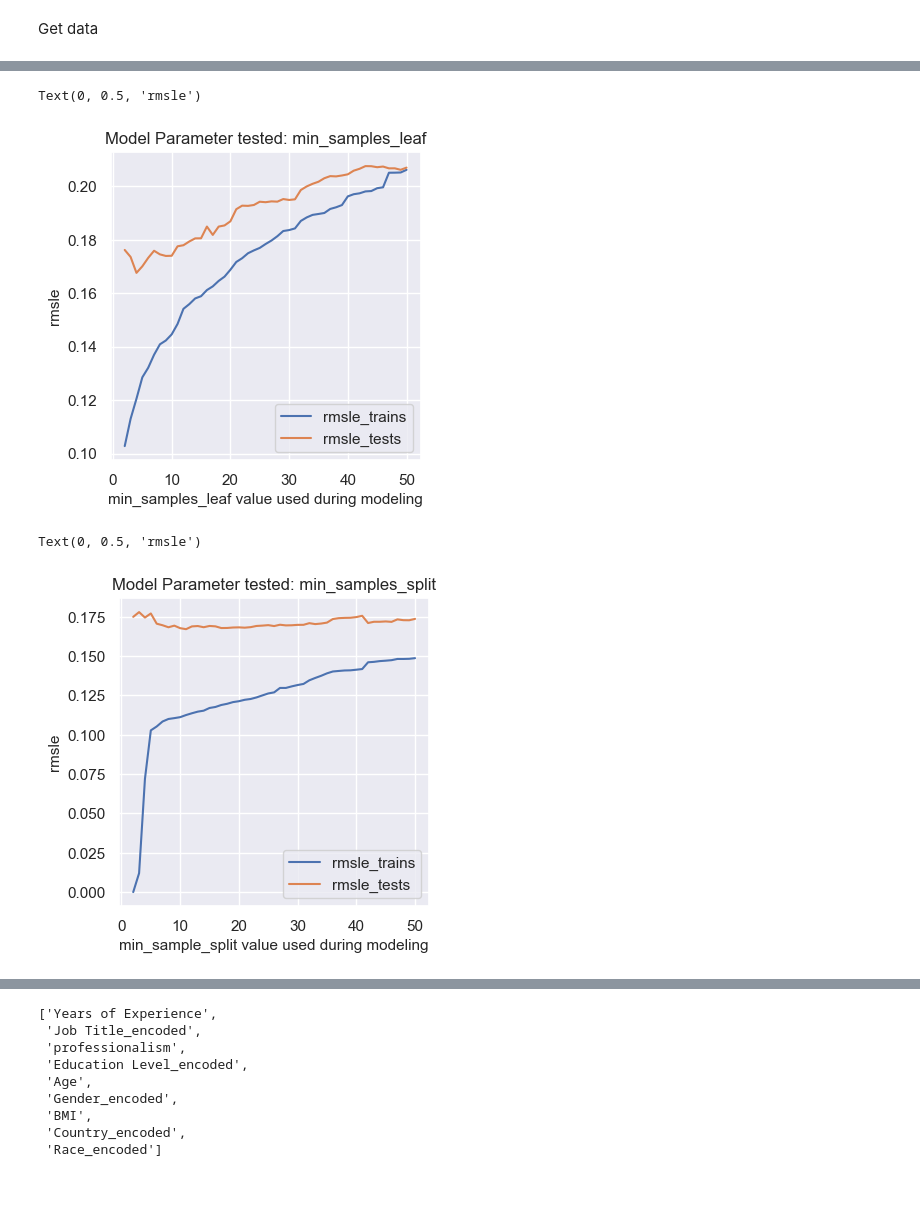
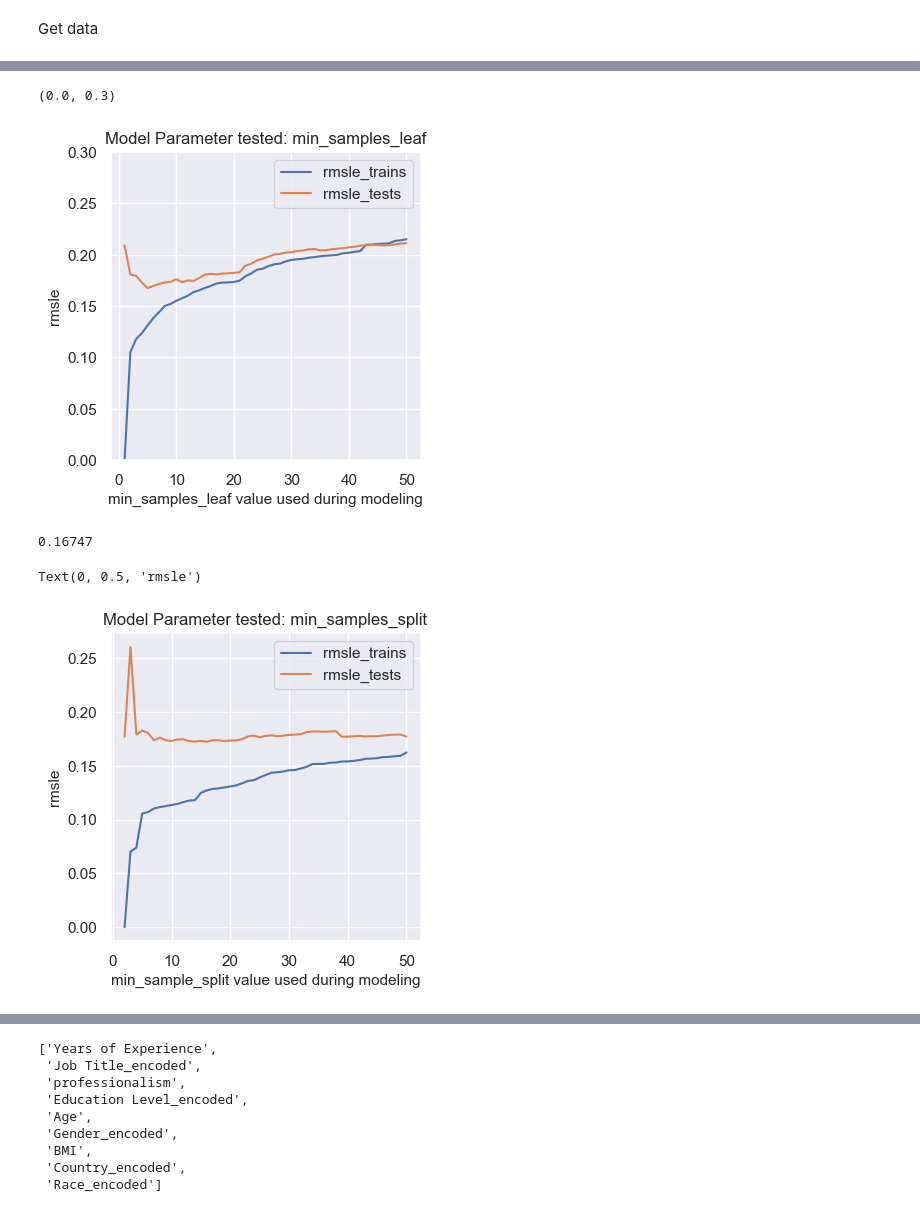
Before and after one commit to Oren-BenA/Regression_project, a Jupyter notebook: EDA.ipynb, the cells around one changed output, grey strips where cells are left out. Drawn from its saved outputs; the diff is of its cells as text; code cells hidden in the pictures.

```diff
--- a/EDA.ipynb
+++ b/EDA.ipynb
@@ -112,7 +124,7 @@ Text(0, 0.5, 'rmsle')
 # Running Decision Tree Regressor, to assess impact of min_samples_leaf on prediction rmsle (on test)#
 ######################################################################################################
 
-min_samples_leaf = list(range(2,50+1,1))
+min_samples_leaf = list(range(1,50+1,1))
 min_smp_leafs, rmsle_trains, rmsle_tests = [],[],[]
 
 for val in min_samples_leaf:
@@ -141,46 +153,51 @@ dtr_df.plot()
 plt.title('Model Parameter tested: min_samples_leaf')
 plt.xlabel('min_samples_leaf value used during modeling', fontsize = 11)
 plt.ylabel('rmsle', fontsize = 11)
+plt.ylim(0,0.3)
 # %% [output]
-Text(0, 0.5, 'rmsle')
+(0.0, 0.3)
-[figure, old version]
+[figure, new version]
+# %%
+dtr_df.rmsle_tests.min().round(5)
+# %% [output]
+0.16747
 # %%
 #######################################################################################################
 # Running Decision Tree Regressor, to assess impact of min_samples_split on prediction rmsle (on test)#
 #######################################################################################################
 
-min_samples_split = list(range(2,50+1,1))
+min_samples_split = list(range(2,50+1))
 min_smp_splits, rmsle_trains, rmsle_tests = [],[],[]
 
 for val in min_samples_split:
   # instantiate class object
   dtr = DecisionTreeRegressor(min_samples_split = val)
 
   # fit
   dtr.fit(X_train, y_train)
 
   # predict
   y_pred_train_dtr = dtr.predict(X_train)
   y_pred_test_dtr = dtr.predict(X_test)
 
   # score
   dtr_train_rmsle = rmsle(y_train, y_pred_train_dtr)
   dtr_test_rmsle = rmsle(y_test, y_pred_test_dtr)
 
   min_smp_splits.append(val)
   rmsle_trains.append(dtr_train_rmsle)
   rmsle_tests.append(dtr_test_rmsle)
 
 dtr_df = pd.DataFrame(data = {'rmsle_trains': rmsle_trains,
                               'rmsle_tests':rmsle_tests},
                               index = min_smp_splits)
 dtr_df.plot()
 plt.title('Model Parameter tested: min_samples_split')
 plt.xlabel('min_sample_split value used during modeling', fontsize = 11)
 plt.ylabel('rmsle', fontsize = 11)
 # %% [output]
 Text(0, 0.5, 'rmsle')
-[figure, old version]
+[figure, new version]
 # %%
 # getting DecisionTreeRegressor model's feature_importance_ attribute
 importances = list(dtr.fit(X_train, y_train).feature_importances_.round(3))
```
Also changed, not shown: parts of 11 cells of this notebook.
